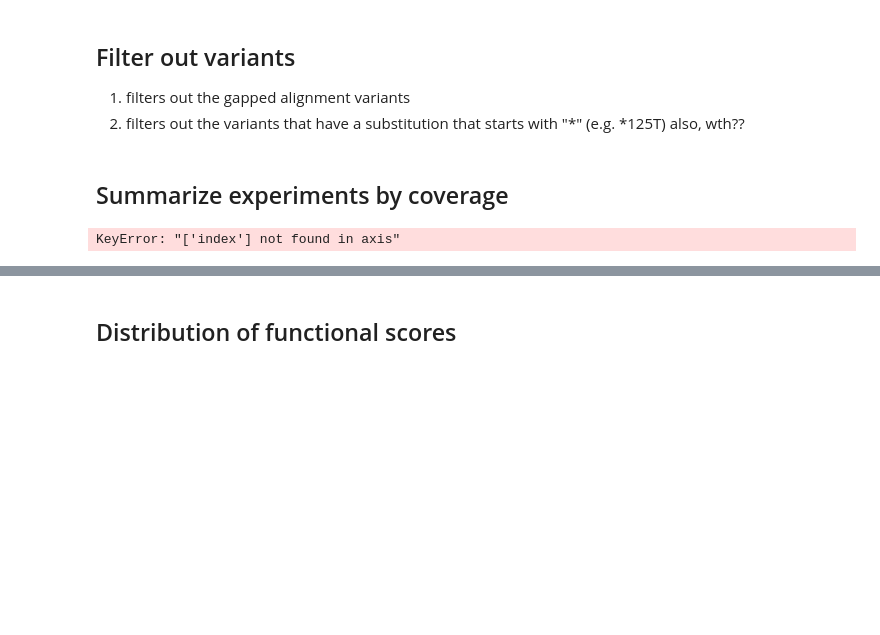
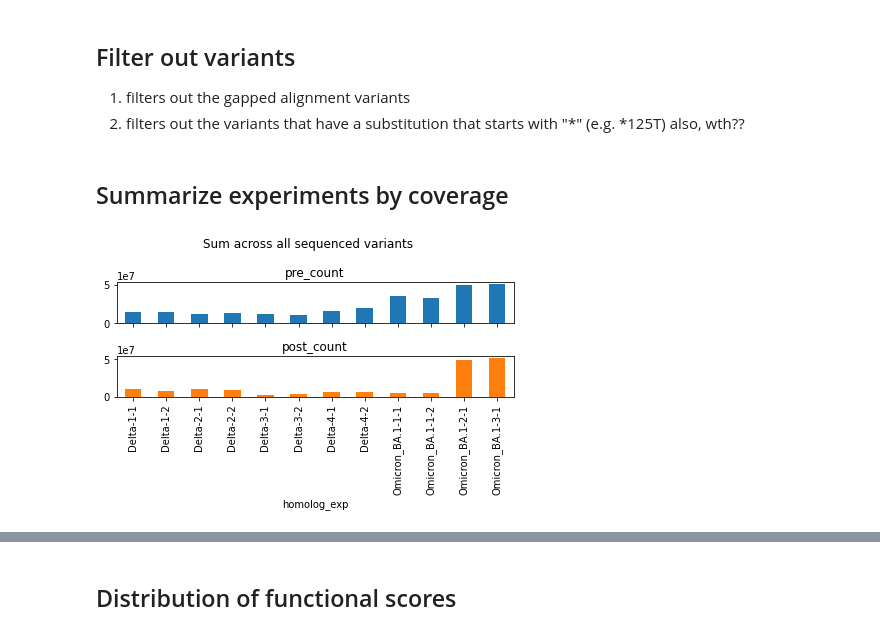
Before and after one commit to matsengrp/multidms, a Jupyter notebook: notebooks/omicron_delta_data_peek.ipynb, the cells around one changed output, grey strips where cells are left out. Cells and saved outputs as stored; diff of their text form; code cells hidden in the pictures; blank space fills up the shorter version.

```diff
--- a/notebooks/omicron_delta_data_peek.ipynb
+++ b/notebooks/omicron_delta_data_peek.ipynb
@@ -178,16 +197,16 @@ func_score_df.drop(to_drop, inplace=True)
 # %%
 data = (func_score_df
     .groupby(["homolog_exp"])
     .sum()
     .reset_index()
-    .drop(["index"], axis=1)
+#     .drop(["index"], axis=1)
 ).loc[:, ["pre_count", "post_count", "homolog_exp"]]
 data.plot.bar(x="homolog_exp", subplots=True, legend=False)
 plt.suptitle("Sum across all sequenced variants")
 plt.tight_layout()
 plt.show()
 # %% [output]
-KeyError: "['index'] not found in axis"
+[figure, added]
 # %%
 data = (func_score_df
     .groupby(["homolog_exp"])
```
Also changed, not shown: parts of 9 cells of this notebook.
